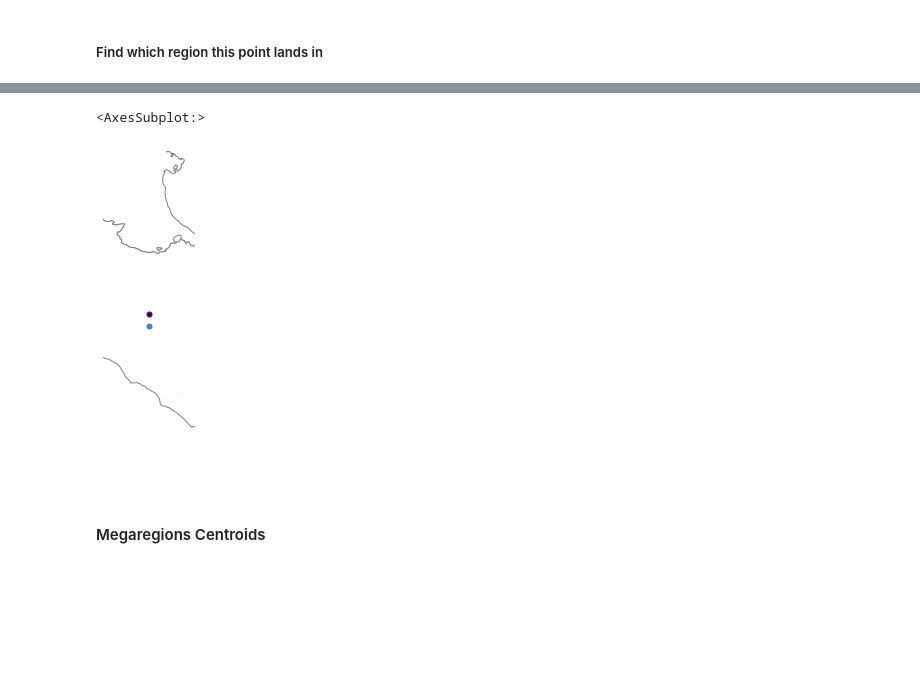
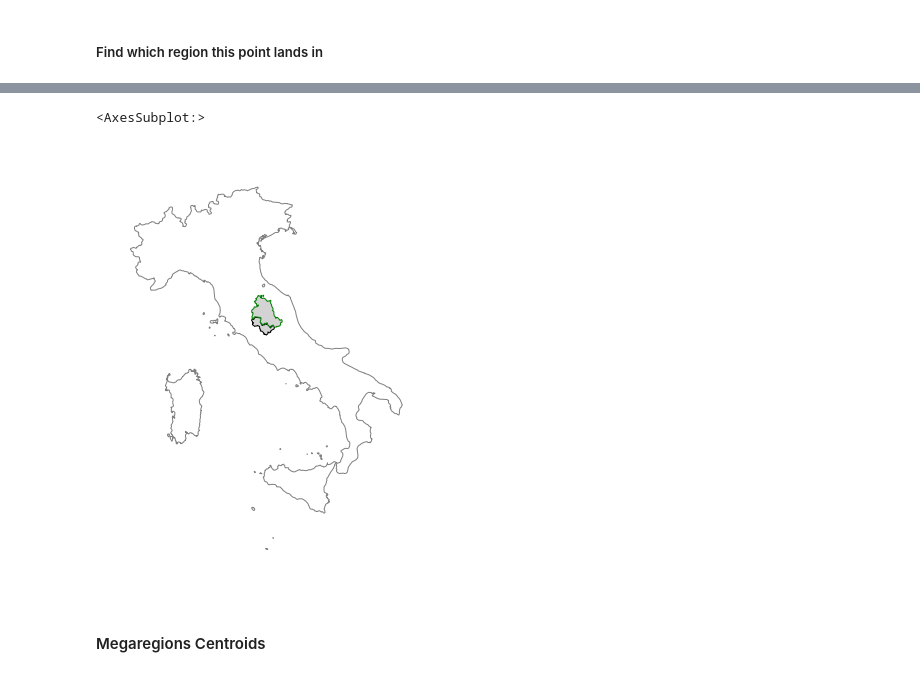
Before and after one commit to gregfeliu/Centroids_of_Italy, a Jupyter notebook: notebooks/2.Mapping_Data.ipynb, the cells around one changed output, grey strips where cells are left out. Saved outputs shown, nothing was run; the diff lists cells and outputs as text; code cells hidden in the pictures; blank space fills up the shorter version.

```diff
--- a/notebooks/2.Mapping_Data.ipynb
+++ b/notebooks/2.Mapping_Data.ipynb
@@ -398,2 +381,0 @@ Perugia
-# %%
-italy_geo_centroid = italy_geometry.centroid
@@ -411,9 +382,16 @@ gplt.polyplot(macro_geometries, facecolor='white', edgecolor='grey', ax=ax8)
-# %%
-ax10 = gplt.polyplot(macro_geometries, facecolor='white', edgecolor='grey')
-gplt.pointplot(italy_geo_centroid, ax=ax10)
-gplt.pointplot(provinces_data_gdf_italy_sum_gdf, ax=ax10, hue='Population')
-# %% [output]
-<AxesSubplot:>
-[figure, removed]
+# %%
+terni_gdf = provinces_gdf[provinces_gdf['Province'] == 'Terni']
+perugia_gdf = provinces_gdf[provinces_gdf['Province'] == 'Perugia']
+# %%
+# plotting the regions too
+ax6 = gplt.polyplot(italy_geometry, facecolor='white', edgecolor='grey', figsize=(8,8))
+italy_geo_centroid.plot(color='black', figsize=(8,8), ax=ax6)
+terni_gdf.plot(ax=ax6, color='lightgrey', edgecolor = 'black', figsize=(8,8))
+perugia_gdf.plot(ax=ax6, color='lightgrey', edgecolor = 'green', figsize=(8,8))
+# provinces_gdf_italy_sum_gdf.plot(ax=ax6, color='green', figsize=(8,8))
+# ax6 = gplt.polyplot(italy_geometry, facecolor='white', edgecolor='grey', ax=ax6, figsize=(8,8))
+# %% [output]
+<AxesSubplot:>
+[figure, added]
 # %% [markdown]
 #### Megaregions Centroids
```
Also changed, not shown: parts of 81 cells of this notebook.
